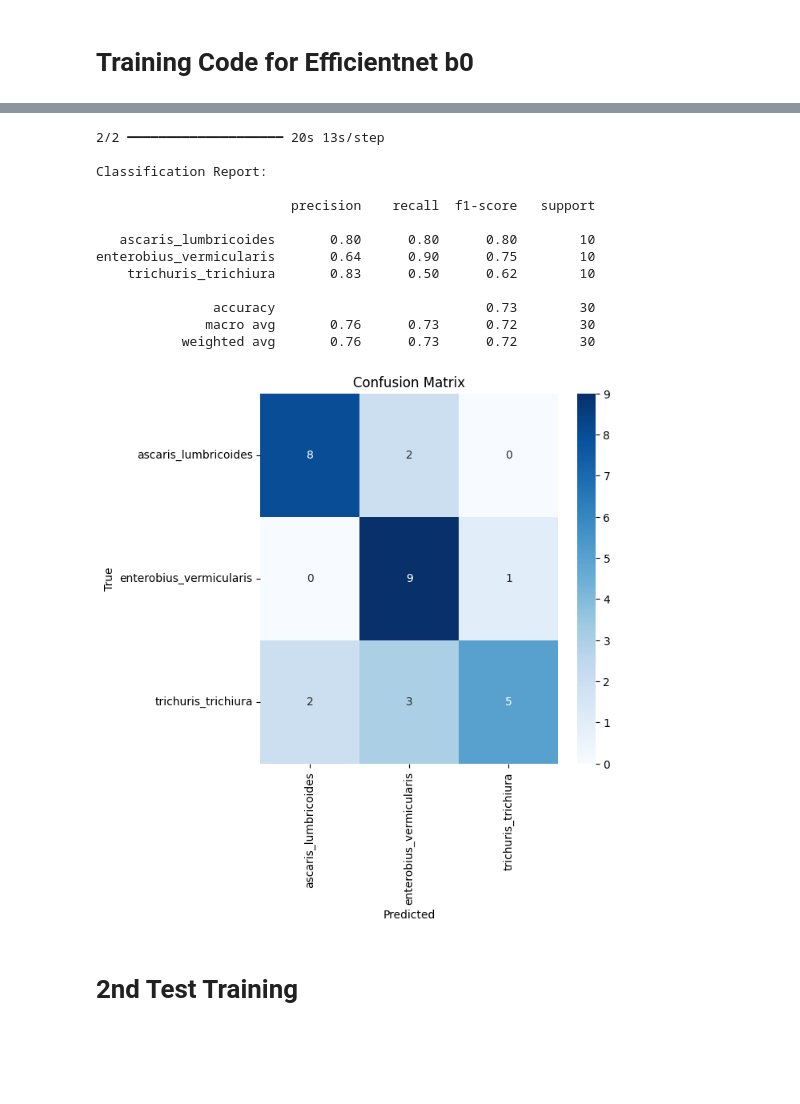
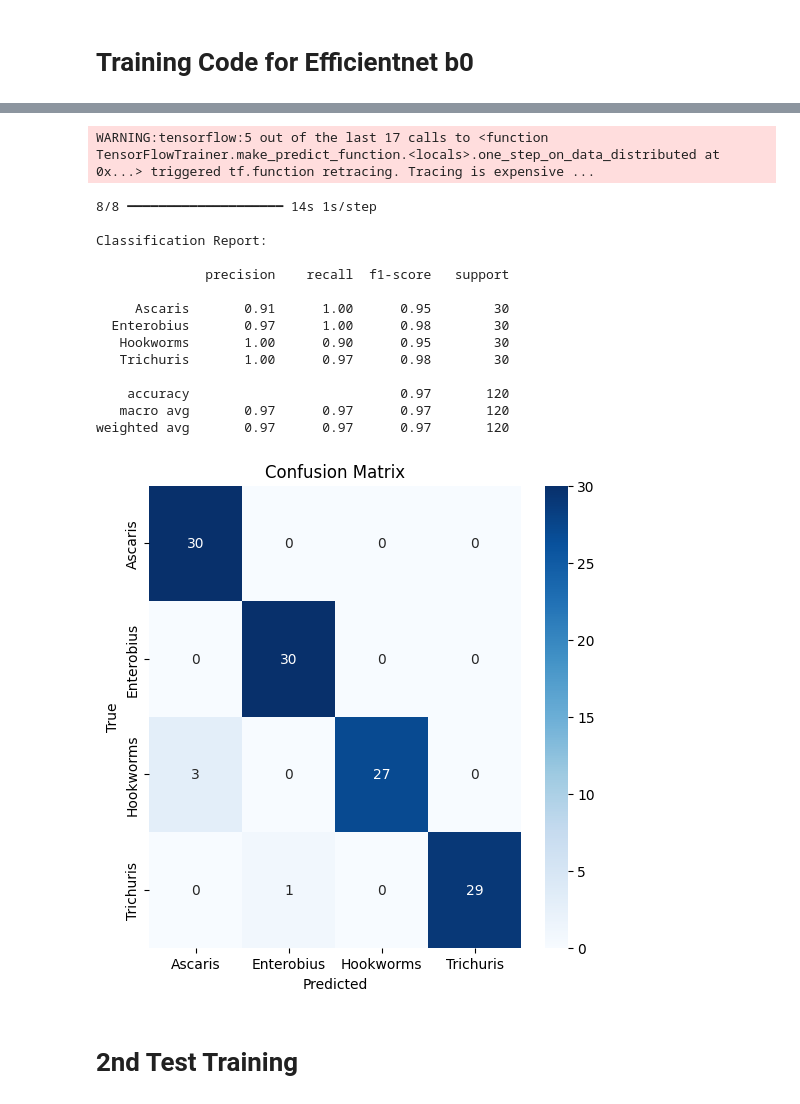
Before and after one commit to AtlastDeepLearning/Intestinal-Parasite-Classification-LW-CNN, a Jupyter notebook: efficientNet_B0_LW_CNN.ipynb, the cells around one changed output, grey strips where cells are left out. Saved outputs shown, nothing was run; the diff lists cells and outputs as text; code cells hidden in the pictures; blank space fills up the shorter version.

```diff
--- a/efficientNet_B0_LW_CNN.ipynb
+++ b/efficientNet_B0_LW_CNN.ipynb
@@ -449,9 +474,8 @@ import seaborn as sns
 # ======================
 IMG_SIZE = (224, 224)
 BATCH_SIZE = 16
-TEST_DIR = "/content/drive/MyDrive/Thesis/Jericho_Data_Set/validate"
-MODEL_PATH = "/content/drive/MyDrive/Thesis/Saved AI models/sept82025_training/training1/efficientnet_parasite_final.keras"
-
+TEST_DIR = "/content/drive/MyDrive/Thesis/parasite_dataset/val"
+MODEL_PATH = "/content/drive/MyDrive/Thesis/Saved AI models/sept82025_training/training_newdataset1/v2/efficientnet_parasite_final.keras"
 # ======================
 # Preprocessing (SAME as training)
 # ======================
@@ -517,17 +540,19 @@ WARNING:tensorflow:5 out of the last 9 calls to <function TensorFlowTrainer.make
-2/2 ━━━━━━━━━━━━━━━━━━━━ 20s 13s/step
-
-Classification Report:
-
-                         precision    recall  f1-score   support
-
-   ascaris_lumbricoides       0.80      0.80      0.80        10
-enterobius_vermicularis       0.64      0.90      0.75        10
-    trichuris_trichiura       0.83      0.50      0.62        10
-
-               accuracy                           0.73        30
-              macro avg       0.76      0.73      0.72        30
-           weighted avg       0.76      0.73      0.72        30
+WARNING:tensorflow:5 out of the last 17 calls to <function TensorFlowTrainer.make_predict_function.<locals>.one_step_on_data_distributed at 0x...> triggered tf.function retracing. Tracing is expensive ...
+8/8 ━━━━━━━━━━━━━━━━━━━━ 14s 1s/step
+
+Classification Report:
+
+              precision    recall  f1-score   support
+
+     Ascaris       0.91      1.00      0.95        30
+  Enterobius       0.97      1.00      0.98        30
+   Hookworms       1.00      0.90      0.95        30
+   Trichuris       1.00      0.97      0.98        30
+
+    accuracy                           0.97       120
+   macro avg       0.97      0.97      0.97       120
+weighted avg       0.97      0.97      0.97       120
-[figure, old version]
+[figure, new version]
 # %% [markdown]
 # 2nd Test Training
 # %%
```
Also changed, not shown: parts of 21 cells of this notebook.
